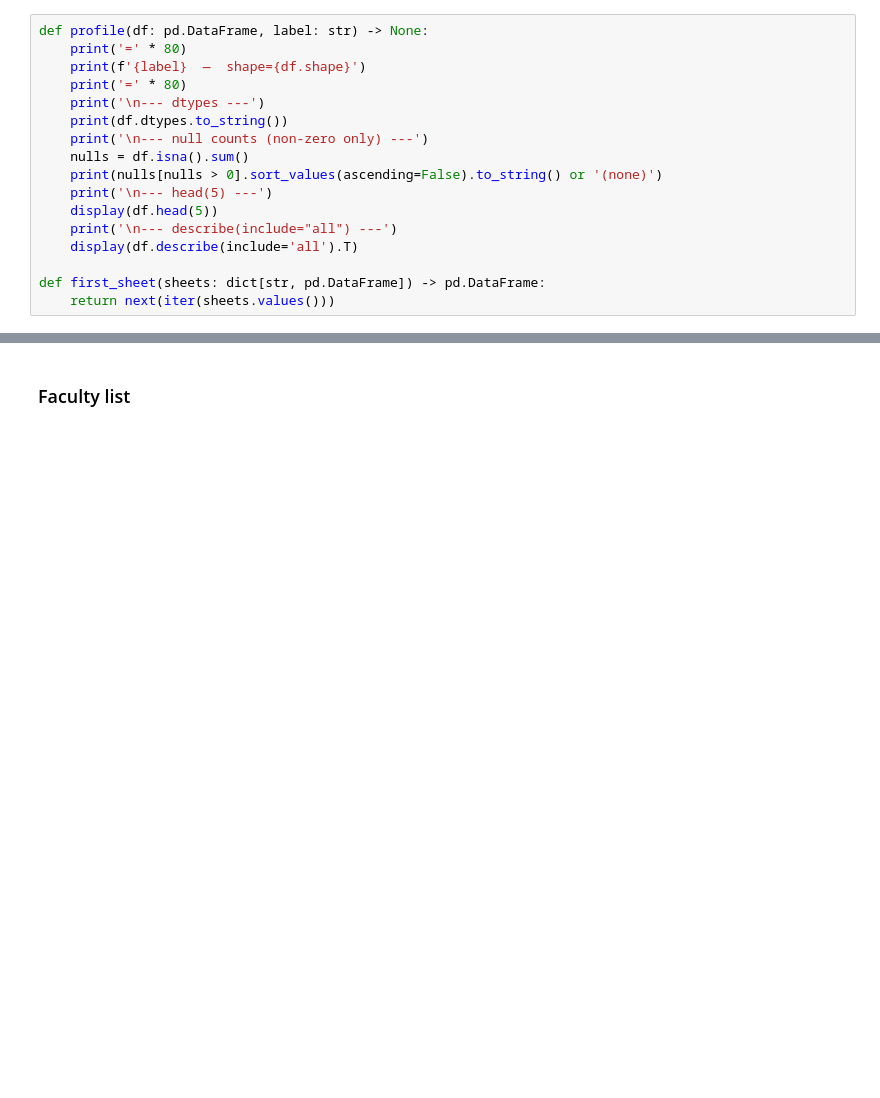
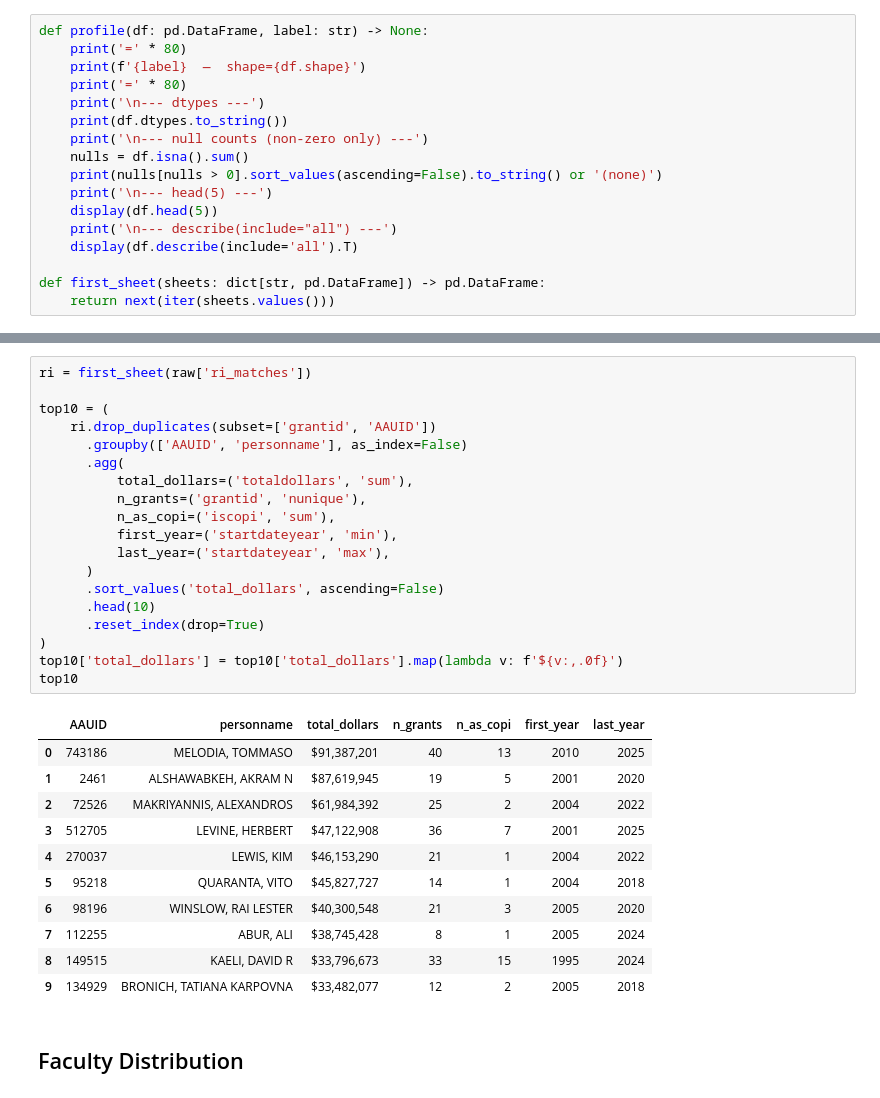
Before and after one commit to ebertini/visualizing-neu, a Jupyter notebook: notebooks/01_schema_overview.ipynb, the cells around one changed output, grey strips where cells are left out. Drawn from its saved outputs; the diff is of its cells as text; blank space fills up the shorter version.

```diff
--- a/notebooks/01_schema_overview.ipynb
+++ b/notebooks/01_schema_overview.ipynb
@@ -94,2 +101,33 @@ def first_sheet(sheets: dict[str, pd.DataFrame]) -> pd.DataFrame:
+# %%
+ri = first_sheet(raw['ri_matches'])
+
+top10 = (
+    ri.drop_duplicates(subset=['grantid', 'AAUID'])
+      .groupby(['AAUID', 'personname'], as_index=False)
+      .agg(
+          total_dollars=('totaldollars', 'sum'),
+          n_grants=('grantid', 'nunique'),
+          n_as_copi=('iscopi', 'sum'),
+          first_year=('startdateyear', 'min'),
+          last_year=('startdateyear', 'max'),
+      )
+      .sort_values('total_dollars', ascending=False)
+      .head(10)
+      .reset_index(drop=True)
+)
+top10['total_dollars'] = top10['total_dollars'].map(lambda v: f'${v:,.0f}')
+top10
+# %% [output]
+|  | AAUID | personname | total_dollars | n_grants | n_as_copi | first_year | last_year |
+| 0 | 743186 | MELODIA, TOMMASO | $91,387,201 | 40 | 13 | 2010 | 2025 |
+| 1 | 2461 | ALSHAWABKEH, AKRAM N | $87,619,945 | 19 | 5 | 2001 | 2020 |
+| 2 | 72526 | MAKRIYANNIS, ALEXANDROS | $61,984,392 | 25 | 2 | 2004 | 2022 |
+| 3 | 512705 | LEVINE, HERBERT | $47,122,908 | 36 | 7 | 2001 | 2025 |
+| 4 | 270037 | LEWIS, KIM | $46,153,290 | 21 | 1 | 2004 | 2022 |
+| 5 | 95218 | QUARANTA, VITO | $45,827,727 | 14 | 1 | 2004 | 2018 |
+| 6 | 98196 | WINSLOW, RAI LESTER | $40,300,548 | 21 | 3 | 2005 | 2020 |
+| 7 | 112255 | ABUR, ALI | $38,745,428 | 8 | 1 | 2005 | 2024 |
+| 8 | 149515 | KAELI, DAVID R | $33,796,673 | 33 | 15 | 1995 | 2024 |
+| 9 | 134929 | BRONICH, TATIANA KARPOVNA | $33,482,077 | 12 | 2 | 2005 | 2018 |
 # %% [markdown]
-### Faculty list
+## Faculty Distribution
```
Also changed, not shown: parts of 17 cells of this notebook, 1 other file.
